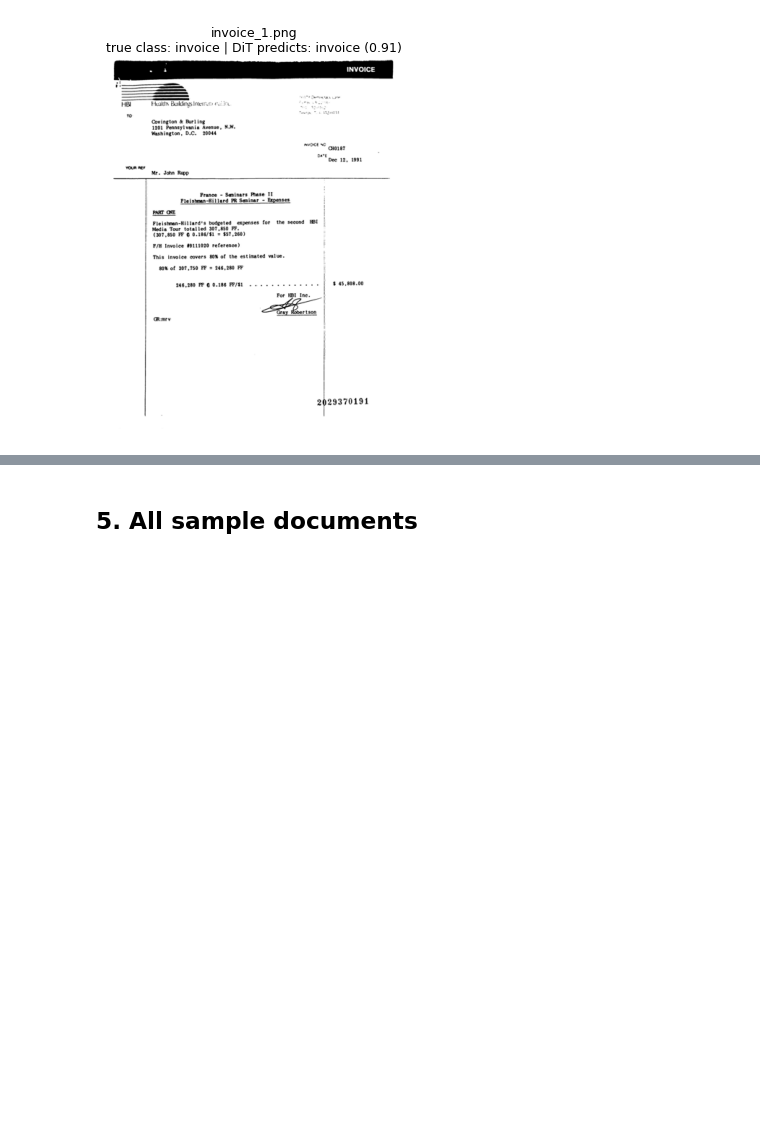
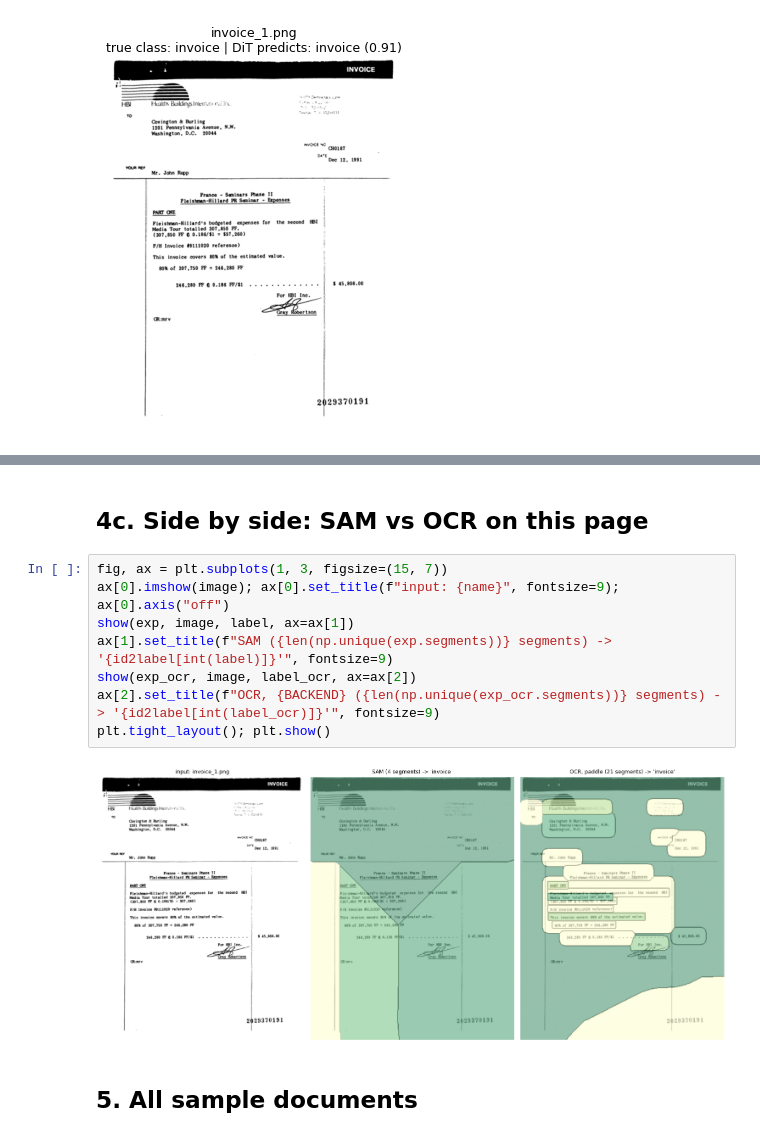
Before and after one commit to EmanuelaBoros/dseg-lime, a Jupyter notebook: notebooks/dseg_lime_rvlcdip.ipynb, the cells around one changed output, grey strips where cells are left out. Cells and saved outputs as stored; diff of their text form; blank space fills up the shorter version.

```diff
--- a/notebooks/dseg_lime_rvlcdip.ipynb
+++ b/notebooks/dseg_lime_rvlcdip.ipynb
@@ -197,3 +234,15 @@ explained class: invoice
+# %% [markdown]
+## 4c. Side by side: SAM vs OCR on this page
+# %%
+fig, ax = plt.subplots(1, 3, figsize=(15, 7))
+ax[0].imshow(image); ax[0].set_title(f"input: {name}", fontsize=9); ax[0].axis("off")
+show(exp, image, label, ax=ax[1])
+ax[1].set_title(f"SAM ({len(np.unique(exp.segments))} segments) -> '{id2label[int(label)]}'", fontsize=9)
+show(exp_ocr, image, label_ocr, ax=ax[2])
+ax[2].set_title(f"OCR, {BACKEND} ({len(np.unique(exp_ocr.segments))} segments) -> '{id2label[int(label_ocr)]}'", fontsize=9)
+plt.tight_layout(); plt.show()
+# %% [output]
+[figure, added]
 # %% [markdown]
 ## 5. All sample documents
 # %%
```
Also changed, not shown: parts of 11 cells of this notebook, 1 other file.
